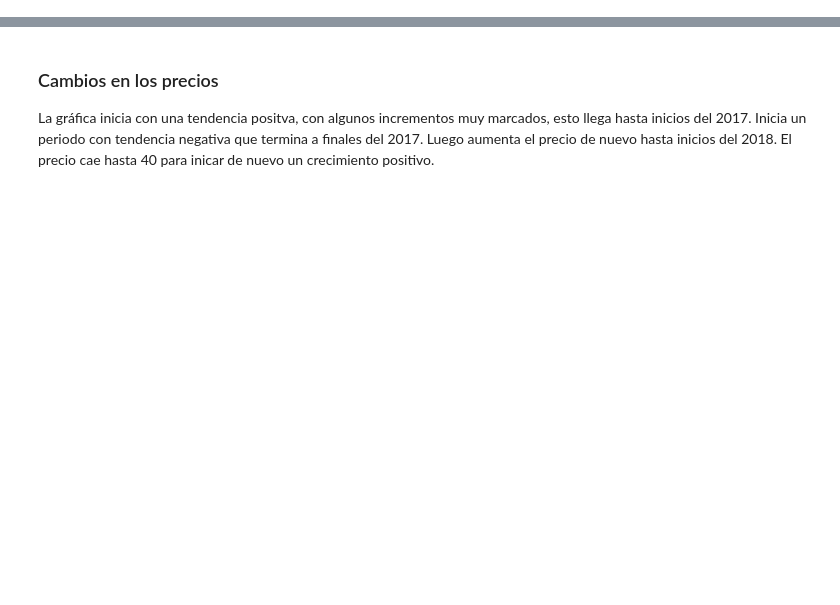
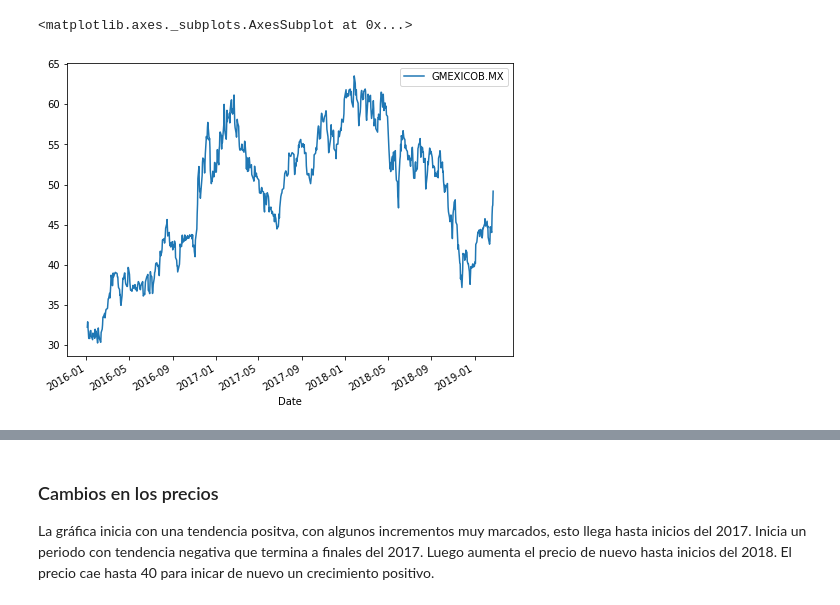
Before and after one commit to ramirezdiana/Analisis-de-riesgo-2019, a Jupyter notebook: GMEXICOB.MX.ipynb, the cells around one changed output, grey strips where cells are left out. Drawn from its saved outputs; the diff is of its cells as text; code cells hidden in the pictures; blank space fills up the shorter version.

```diff
--- a/GMEXICOB.MX.ipynb
+++ b/GMEXICOB.MX.ipynb
@@ -32,0 +32,5 @@ ret=closes.pct_change().dropna()
+# %%
+closes.plot(figsize=(8,6))
+# %% [output]
+<matplotlib.axes._subplots.AxesSubplot at 0x...>
+[figure, added]
```
Also changed, not shown: parts of 11 cells of this notebook, 7 other files.
